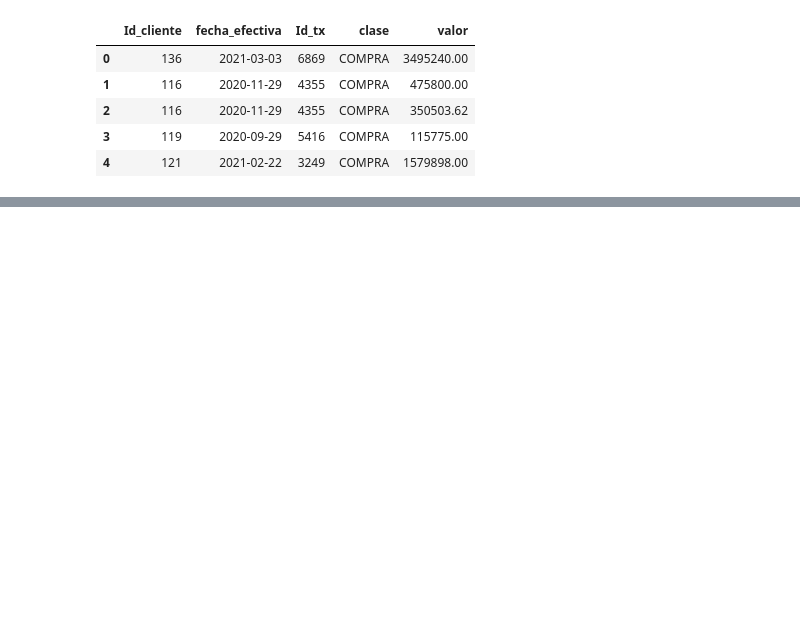
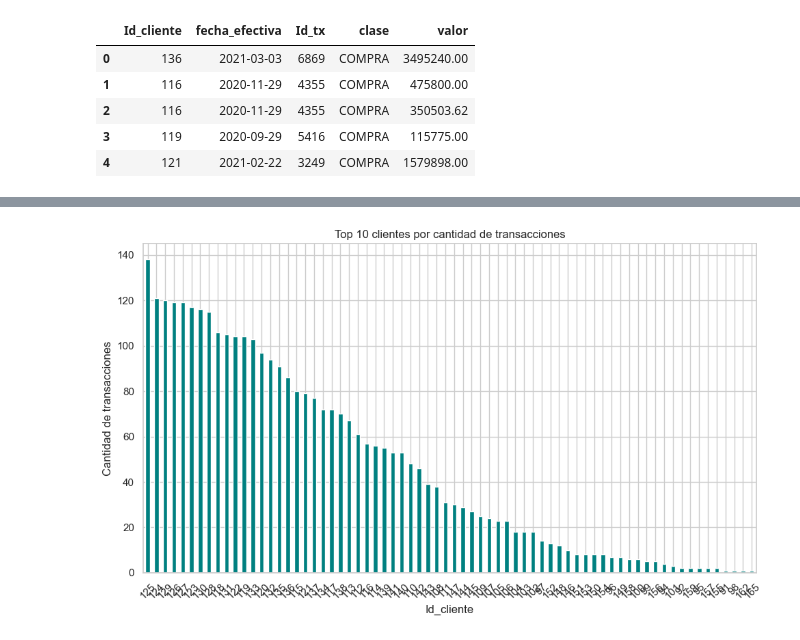
Before and after one commit to JhonatanSmith/PT-Tuya, a Jupyter notebook: notebooks/2 EDAE.ipynb, the cells around one changed output, grey strips where cells are left out. Cells and saved outputs as stored; diff of their text form; code cells hidden in the pictures; blank space fills up the shorter version.

```diff
--- a/notebooks/2 EDAE.ipynb
+++ b/notebooks/2 EDAE.ipynb
@@ -15,0 +144,13 @@ df.head()
+# %%
+# Conteo total de transacciones por cliente
+tx_por_cliente = df.groupby("Id_cliente")["valor"].count().sort_values(ascending=False).head(100)
+
+tx_por_cliente.plot(kind="bar", color="teal")
+plt.title("Top 10 clientes por cantidad de transacciones")
+plt.xlabel("Id_cliente")
+plt.ylabel("Cantidad de transacciones")
+plt.xticks(rotation=45)
+plt.tight_layout()
+plt.show()
+# %% [output]
+[figure, added]
```
Also changed, not shown: parts of 23 cells of this notebook, 20 other files.
